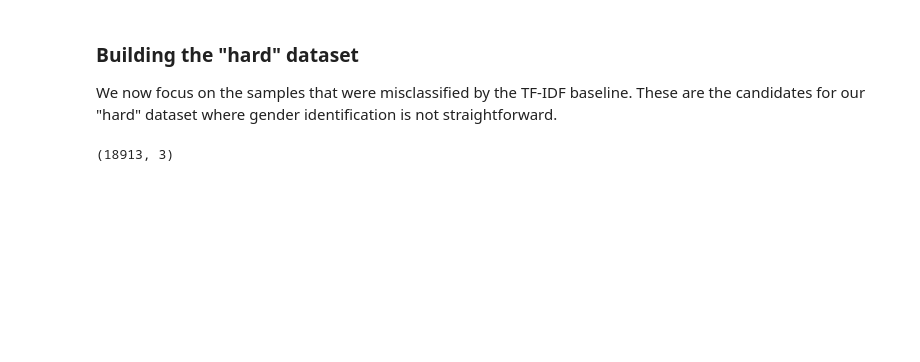
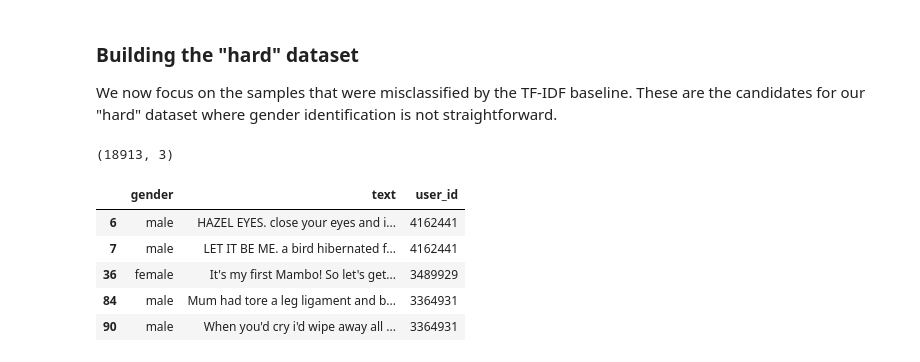
Before and after one commit to schwp/slm-user-modeling-research, a Jupyter notebook: notebook/phase_1_data_prep.ipynb, the cells around one changed output. Saved outputs shown, nothing was run; the diff lists cells and outputs as text; code cells hidden in the pictures; blank space fills up the shorter version.

```diff
--- a/notebook/phase_1_data_prep.ipynb
+++ b/notebook/phase_1_data_prep.ipynb
@@ -248,3 +246,12 @@ df_hard = df[df.index.isin(X_test_wrong.index)]
 df_hard.shape
 # %% [output]
 (18913, 3)
+# %%
+df_hard.head()
+# %% [output]
+|  | gender | text | user_id |
+| 6 | male | HAZEL EYES. close your eyes and i... | 4162441 |
+| 7 | male | LET IT BE ME. a bird hibernated f... | 4162441 |
+| 36 | female | It's my first Mambo! So let's get... | 3489929 |
+| 84 | male | Mum had tore a leg ligament and b... | 3364931 |
+| 90 | male | When you'd cry i'd wipe away all ... | 3364931 |
```
Also changed, not shown: parts of 10 cells of this notebook, 2 other files.
